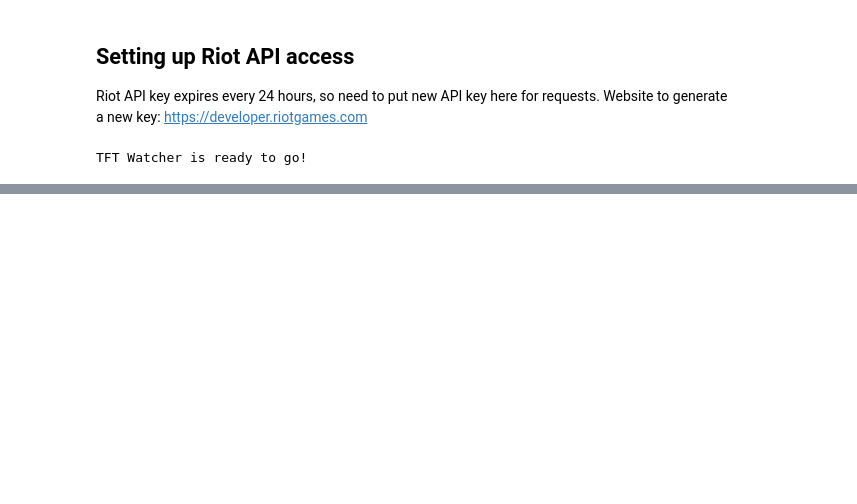
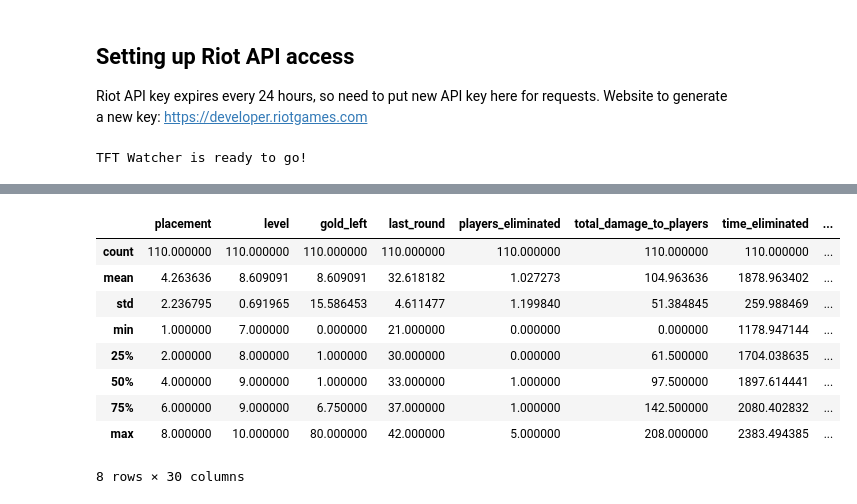
Before and after one commit to Sabir-R/TFT-Analyzer, a Jupyter notebook: TFT_Analyzer.ipynb, the cells around one changed output, grey strips where cells are left out. Cells and saved outputs as stored; diff of their text form; code cells hidden in the pictures; blank space fills up the shorter version.

Commit message:
Retrieved and proccessed my initial data into an excel sheet

```diff
--- a/TFT_Analyzer.ipynb
+++ b/TFT_Analyzer.ipynb
@@ -45,0 +222,3 @@ Since this is the first time making this database, I will need to pull the data
+# %%
+df = pd.read_excel('DataFolders/ExcelSheets/InitialData.xlsx')
+df.head()
@@ -45,0 +253,13 @@ Since this is the first time making this database, I will need to pull the data
+# %%
+df.describe()
+# %% [output]
+|  | placement | level | gold_left | last_round | players_eliminated | total_damage_to_players | time_eliminated | ... |
+| count | 110.000000 | 110.000000 | 110.000000 | 110.000000 | 110.000000 | 110.000000 | 110.000000 | ... |
+| mean | 4.263636 | 8.609091 | 8.609091 | 32.618182 | 1.027273 | 104.963636 | 1878.963402 | ... |
+| std | 2.236795 | 0.691965 | 15.586453 | 4.611477 | 1.199840 | 51.384845 | 259.988469 | ... |
+| min | 1.000000 | 7.000000 | 0.000000 | 21.000000 | 0.000000 | 0.000000 | 1178.947144 | ... |
+| 25% | 2.000000 | 8.000000 | 1.000000 | 30.000000 | 0.000000 | 61.500000 | 1704.038635 | ... |
+| 50% | 4.000000 | 9.000000 | 1.000000 | 33.000000 | 1.000000 | 97.500000 | 1897.614441 | ... |
+| 75% | 6.000000 | 9.000000 | 6.750000 | 37.000000 | 1.000000 | 142.500000 | 2080.402832 | ... |
+| max | 8.000000 | 10.000000 | 80.000000 | 42.000000 | 5.000000 | 208.000000 | 2383.494385 | ... |
+8 rows × 30 columns
```
Also changed, not shown: parts of 18 cells of this notebook, 1 other file.
